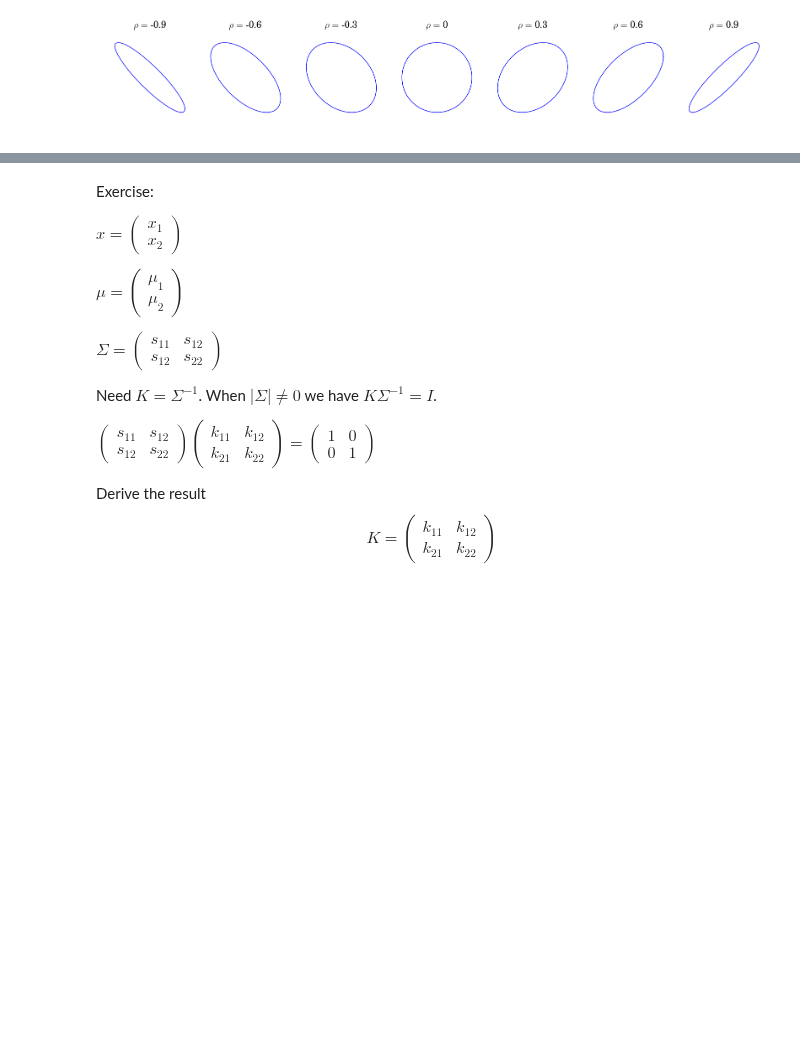
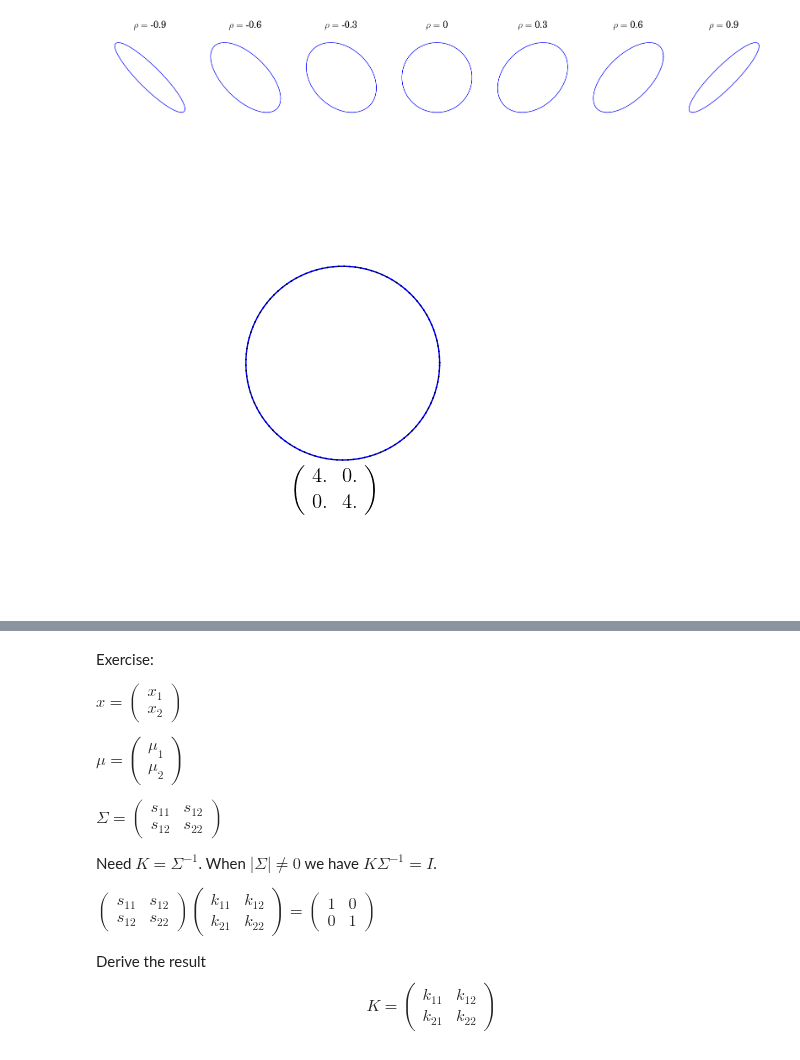
Before and after one commit to atcemgil/notes, a Jupyter notebook: MultivariateGaussian.ipynb, the cells around one changed output, grey strips where cells are left out. Saved outputs shown, nothing was run; the diff lists cells and outputs as text; code cells hidden in the pictures; blank space fills up the shorter version.

```diff
--- a/MultivariateGaussian.ipynb
+++ b/MultivariateGaussian.ipynb
@@ -98,18 +110,7 @@ Plotting the Equal probability contours
 import matplotlib.pyplot as plt
 import numpy as np
 
-def ellipse_line(A, mu=np.array([0,0]), col='b'):
-    '''
-    Creates an ellipse from short line segments y = A x + \mu
-    where x is on the unit circle.
-    '''
-    N = 36
-    th = np.arange(0, 2*np.pi+np.pi/N, np.pi/N)
-    X = np.array([np.cos(th),np.sin(th)])
-
-    Y = np.dot(A, X)
-    ln = plt.Line2D(mu[0]+Y[0,:],mu[1]+Y[1,:],markeredgecolor='k', linewidth=1, color=col)
-    return ln
+from notes_utilities import pnorm_ball_points
 
 RHO = np.arange(-0.9,1,0.3)
 plt.figure(figsize=(20,20/len(RHO)))
@@ -126,8 +127,9 @@ for i,rho in enumerate(RHO):
 
     S = np.mat([[1, rho],[rho,1]])
     A = np.linalg.cholesky(S)
-    ln = ellipse_line(3*A)
+    dx,dy = pnorm_ball_points(3*A)
     plt.title(r'$\rho =$ '+str(rho if np.abs(rho)>1E-9 else 0), fontsize=16)
+    ln = plt.Line2D(dx,dy,markeredgecolor='k', linewidth=1, color='b')
     ax.add_line(ln)
     ax.set_axis_off()
     #ax.set_visible(False)
@@ -135,3 +137,68 @@ for i,rho in enumerate(RHO):
 plt.show()
 # %% [output]
 [figure]
+# %%
+from ipywidgets import interact, interactive, fixed
+import ipywidgets as widgets
+from IPython.display import clear_output, display, HTML
+from matplotlib import rc
+
+def bmatrix(a):
+    """Returns a LaTeX bmatrix
+
+    :a: numpy array
+    :returns: LaTeX bmatrix as a string
+    """
+    if len(a.shape) > 2:
+        raise ValueError('bmatrix can at most display two dimensions')
+    lines = str(a).replace('[', '').replace(']', '').splitlines()
+    rv = [r'$\left(\begin{array}{cc}']
+    rv += ['  ' + ' & '.join(l.split()) + r'\\' for l in lines]
+    rv +=  [r'\end{array}\right)$']
+    return ''.join(rv)
+
+
+rc('font',**{'family':'sans-serif','sans-serif':['Helvetica']})
+## for Palatino and other serif fonts use:
+#rc('font',**{'family':'serif','serif':['Palatino']})
+rc('text', usetex=True)
+
+fig = plt.figure(figsize=(5,5))
+
+S = np.array([[1,0],[0,1]])
+
+dx,dy = ellipse_line(S)
+ln = plt.Line2D(dx,dy,markeredgecolor='k', linewidth=1, color='b')
+
+dx,dy = ellipse_line(np.eye(2))
+ln2 = plt.Line2D(dx,dy,markeredgecolor='k', linewidth=1, color='k',linestyle=':')
+
+plt.xlabel('$x_1$')
+plt.ylabel('$x_2$')
+ax = fig.gca()
+ax.set_xlim((-4,4))
+ax.set_ylim((-4,4))
+txt = ax.text(-1,-3,'$\left(\right)$',fontsize=15)
+ax.add_line(ln)
+ax.add_line(ln2)
+
+plt.close(fig)
+
+def set_line(s_1, s_2, rho, p, a, q):
+    S = np.array([[s_1**2, rho*s_1*s_2],[rho*s_1*s_2, s_2**2]])
+    A = np.linalg.cholesky(S)
+    #S = A.dot(A.T)
+    dx,dy = ellipse_line(A,p=p)
+    ln.set_xdata(dx)
+    ln.set_ydata(dy)
+    dx,dy = ellipse_line(a*np.eye(2),p=q)
+    ln2.set_xdata(dx)
+    ln2.set_ydata(dy)
+
+    txt.set_text(bmatrix(S))
+    display(fig)
+    ax.set_axis_off()
+
+interact(set_line, s_1=(0.1,2,0.01), s_2=(0.1, 2, 0.01), rho=(-0.99, 0.99, 0.01), p=(0.1,4,0.1), a=(0.2,10,0.1), q=(0.1,4,0.1))
+# %% [output]
+[figure, added]
```
Also changed, not shown: parts of 4 cells of this notebook, 8 other files.
